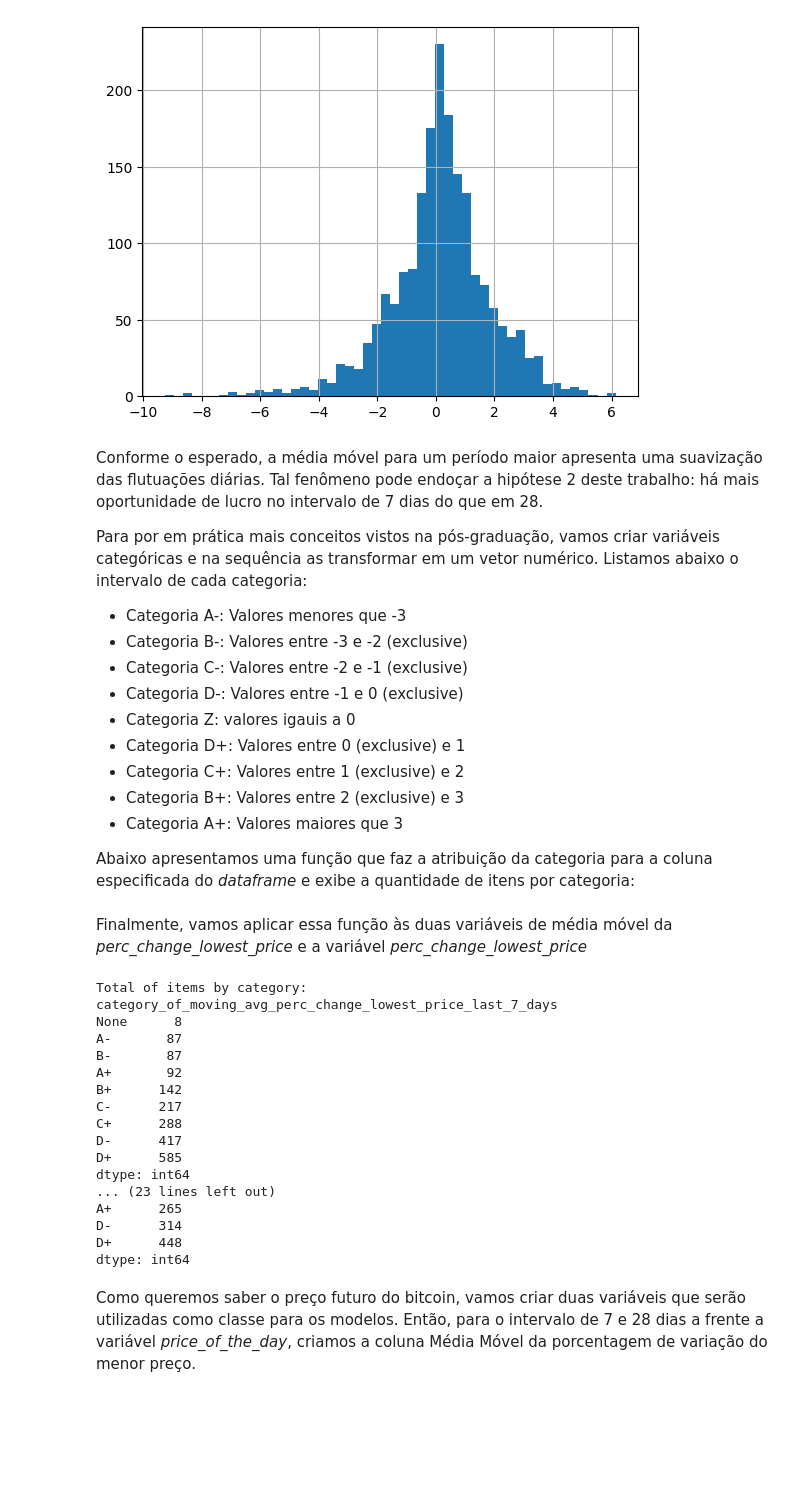
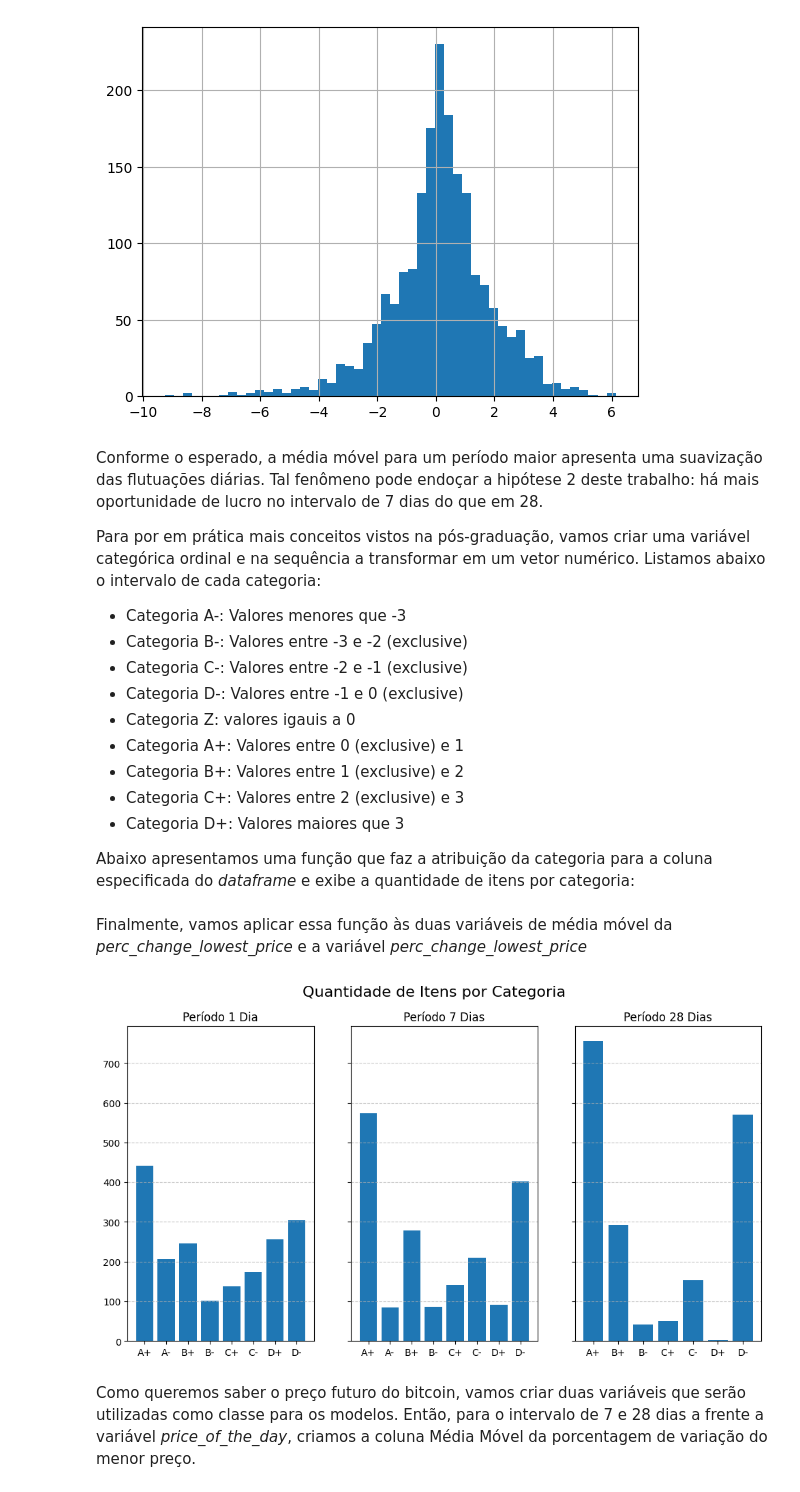
Before and after one commit to martinsphl/postgraduate_puc-rio_sprint_1, a Jupyter notebook: phlm_mvp_sprint_1_puc_rio.ipynb, the cells around one changed output. Drawn from its saved outputs; the diff is of its cells as text; code cells hidden in the pictures; blank space fills up the shorter version.

```diff
--- a/phlm_mvp_sprint_1_puc_rio.ipynb
+++ b/phlm_mvp_sprint_1_puc_rio.ipynb
@@ -122,9 +122,9 @@ Nesta etapa vamos obter os dados necessários para verificar as hipóteses lista
 A partir da url de cada *dataset*, que está hospedado no github, vamos transformar os dados de formato .csv para *dataframe*. Portanto, utilizaremos o pacote Pandas desde a obtenção dos dados até a manipulação deles.
 # %%
 # Defining the url of each dataset
-bitcoin_url = 'https://raw.githubusercontent.com/martinsphl/postgraduate_puc-rio_sprint_2/main/dataset/coin_bitcoin.csv'
-euro_url = 'https://raw.githubusercontent.com/martinsphl/postgraduate_puc-rio_sprint_2/main/dataset/euro-daily-hist_1999_2022.csv'
-dollar_url = 'https://raw.githubusercontent.com/martinsphl/postgraduate_puc-rio_sprint_2/main/dataset/us_dollar_index_historical_data.csv'
+bitcoin_url = 'https://raw.githubusercontent.com/martinsphl/postgraduate_puc-rio_sprint_1/main/coin_bitcoin.csv'
+euro_url = 'https://raw.githubusercontent.com/martinsphl/postgraduate_puc-rio_sprint_1/main/euro-daily-hist_1999_2022.csv'
+dollar_url = 'https://raw.githubusercontent.com/martinsphl/postgraduate_puc-rio_sprint_1/main/us_dollar_index_historical_data.csv'
 
 # Creating pandas dataframe from each dataset
 df_bitcoin_price = pd.read_csv(bitcoin_url, names=['pk', 'name', 'symbol', 'date', 'biggest_price', 'lowest_price', 'first_price', 'last_price', 'volume', 'marketcap'], skiprows=1, delimiter=',')
@@ -934,7 +934,7 @@ Moving Average Analysis for 7 days on Lowest Price Perc. Variation:
 # %% [markdown]
 Conforme o esperado, a média móvel para um período maior apresenta uma suavização das flutuações diárias. Tal fenômeno pode endoçar a hipótese 2 deste trabalho: há mais oportunidade de lucro no intervalo de 7 dias do que em 28.
 
-Para por em prática mais conceitos vistos na pós-graduação, vamos criar variáveis categóricas e na sequência as transformar em um vetor numérico. Listamos abaixo o intervalo de cada categoria:
+Para por em prática mais conceitos vistos na pós-graduação, vamos criar uma variável categórica ordinal e na sequência a transformar em um vetor numérico. Listamos abaixo o intervalo de cada categoria:
 
 
 *   Categoria A-: Valores menores que -3
@@ -942,10 +942,10 @@ Para por em prática mais conceitos vistos na pós-graduação, vamos criar vari
 *   Categoria C-: Valores entre -2 e -1 (exclusive)
 *   Categoria D-: Valores entre -1 e 0 (exclusive)
 *   Categoria Z:  valores igauis a 0
-*   Categoria D+: Valores entre 0 (exclusive) e 1
-*   Categoria C+: Valores entre 1 (exclusive) e 2
-*   Categoria B+: Valores entre 2 (exclusive) e 3
-*   Categoria A+: Valores maiores que 3
+*   Categoria A+: Valores entre 0 (exclusive) e 1
+*   Categoria B+: Valores entre 1 (exclusive) e 2
+*   Categoria C+: Valores entre 2 (exclusive) e 3
+*   Categoria D+: Valores maiores que 3
 
 Abaixo apresentamos uma função que faz a atribuição da categoria para a coluna especificada do *dataframe* e exibe a quantidade de itens por categoria:
 # %%
@@ -963,37 +963,37 @@ def applying_category(df, col):
       df[col].gt(3)
   ]
 
-  choices = ['A-', 'B-', 'C-', 'D-', 'Z', 'D+', 'C+', 'B+', 'A+']
+  choices = ['A-', 'B-', 'C-', 'D-', 'Z', 'A+', 'B+', 'C+', 'D+']
   df['category_of_' + col] = np.select(conditions, choices, default='None') #Default value for the first n records that have no previous value
+  df_grouped = df.groupby('category_of_' + col).size().reset_index().sort_values(by='category_of_' + col)
 
-  print('Total of items by category: ')
-  print(df.groupby('category_of_' + col).size().sort_values(ascending=True))
-  print('\n')
+  return df_grouped.iloc[:, 0], df_grouped.iloc[:, 1]
 # %% [markdown]
 Finalmente, vamos aplicar essa função às duas variáveis de média móvel da *perc_change_lowest_price* e a variável *perc_change_lowest_price*
-# %%
-# Applying the function for both moving average on perc_change_lowest_price
-applying_category(df_cleaned_enriched_bitcoin_price, 'moving_avg_perc_change_lowest_price_last_7_days')
-applying_category(df_cleaned_enriched_bitcoin_price, 'moving_avg_perc_change_lowest_price_last_28_days')
-applying_category(df_cleaned_enriched_bitcoin_price, 'perc_change_lowest_price')
-# %% [output]
-Total of items by category:
-category_of_moving_avg_perc_change_lowest_price_last_7_days
-None      8
-A-       87
-B-       87
-A+       92
-B+      142
-C-      217
-C+      288
-D-      417
-D+      585
-dtype: int64
-... (23 lines left out)
-A+      265
-D-      314
-D+      448
-dtype: int64
+# %%
+# Plot a chart to compare the number of items per category by day, 7 days and 28 days ago
+fig, ax = plt.subplots(1,3, figsize=(12,6), sharey=True)
+fig.suptitle('Quantidade de Itens por Categoria', fontsize=16)
+
+# Applying the function for both moving average on perc_change_lowest_price
+x, y = applying_category(df_cleaned_enriched_bitcoin_price, 'perc_change_lowest_price')
+ax[0].bar(x,y)
+ax[0].set_title('Período 1 Dia', fontsize=12)
+ax[0].grid(axis='y', linestyle='--', alpha=0.7)
+
+x, y = applying_category(df_cleaned_enriched_bitcoin_price, 'moving_avg_perc_change_lowest_price_last_7_days')
+ax[1].bar(x,y)
+ax[1].set_title('Período 7 Dias', fontsize=12)
+ax[1].grid(axis='y', linestyle='--', alpha=0.7)
+
+x, y = applying_category(df_cleaned_enriched_bitcoin_price, 'moving_avg_perc_change_lowest_price_last_28_days')
+ax[2].bar(x,y)
+ax[2].set_title('Período 28 Dias', fontsize=12)
+ax[2].grid(axis='y', linestyle='--', alpha=0.7)
+
+plt.show()
+# %% [output]
+[figure, added]
 # %% [markdown]
 Como queremos saber o preço futuro do bitcoin, vamos criar duas variáveis que serão utilizadas como classe para os modelos. Então, para o intervalo de 7 e 28 dias a frente a variável *price_of_the_day*, criamos a coluna Média Móvel da porcentagem de variação do menor preço.
 # %%
```
Also changed, not shown: parts of 5 cells of this notebook.
